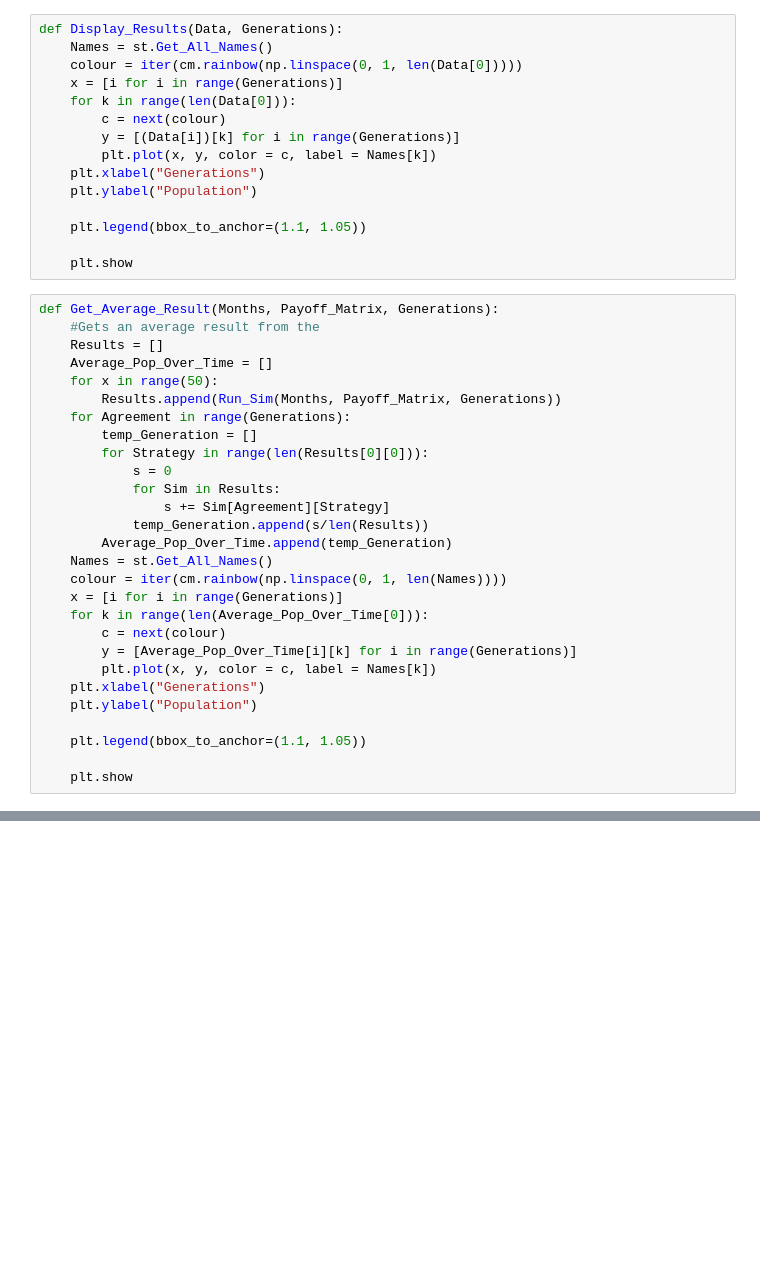
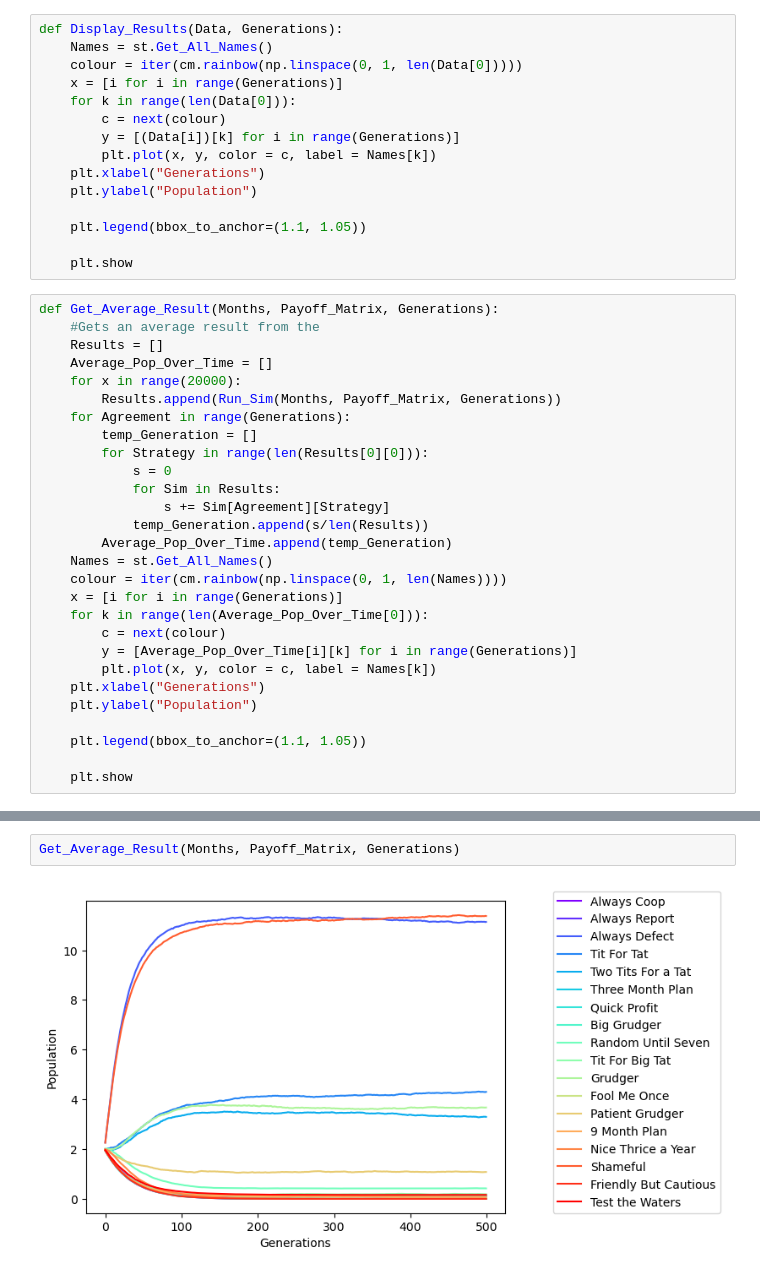
Before and after one commit to HarryFosterCU/Simulation-of-a-3-Choice-Prisoners-Dilemma-for-Modelling-Economic-Collusion, a Jupyter notebook: Emergent_Coop_Sim.ipynb, the cells around one changed output, grey strips where cells are left out. Saved outputs shown, nothing was run; the diff lists cells and outputs as text; blank space fills up the shorter version.

```diff
--- a/Emergent_Coop_Sim.ipynb
+++ b/Emergent_Coop_Sim.ipynb
@@ -85,7 +85,7 @@ def Get_Average_Result(Months, Payoff_Matrix, Generations):
     #Gets an average result from the
     Results = []
     Average_Pop_Over_Time = []
-    for x in range(50):
+    for x in range(20000):
         Results.append(Run_Sim(Months, Payoff_Matrix, Generations))
     for Agreement in range(Generations):
         temp_Generation = []
@@ -119,0 +118,4 @@ Get_Average_Result(Months, Payoff_Matrix, Generations)
+# %%
+Get_Average_Result(Months, Payoff_Matrix, Generations)
+# %% [output]
+[figure, added]
```
Also changed, not shown: parts of 8 cells of this notebook, 1 other file.
